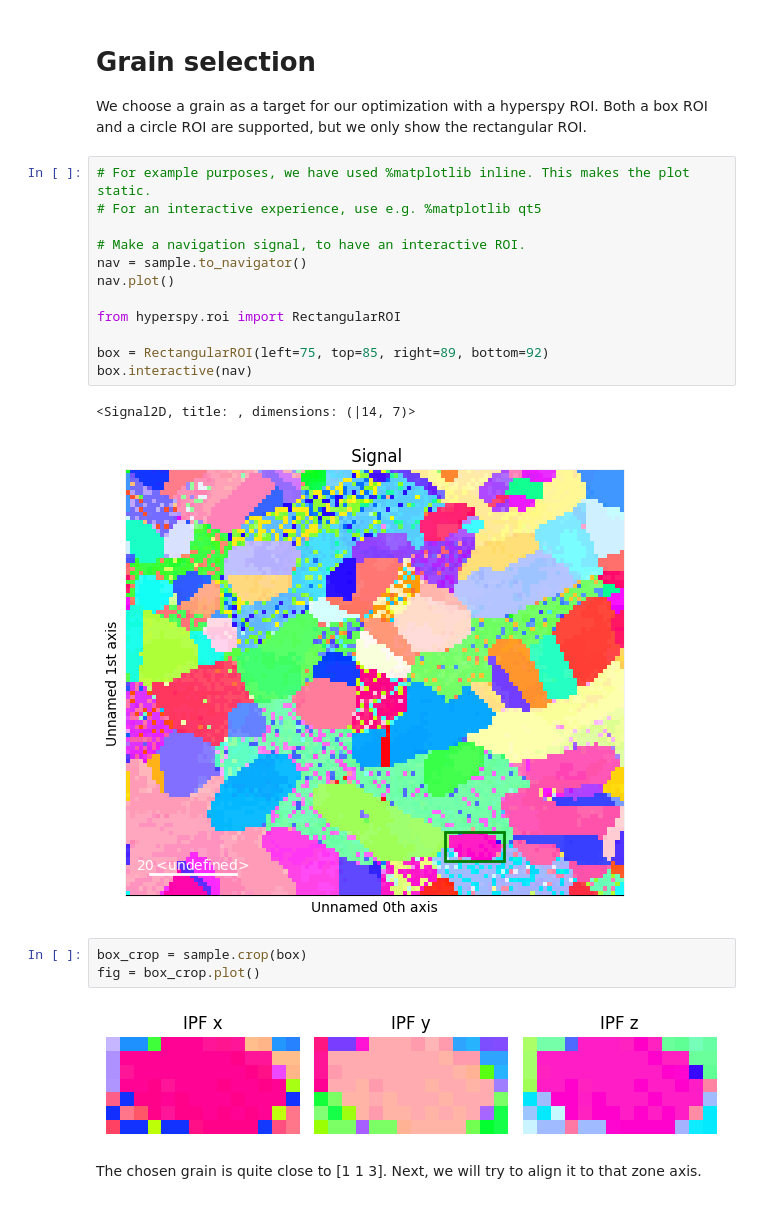
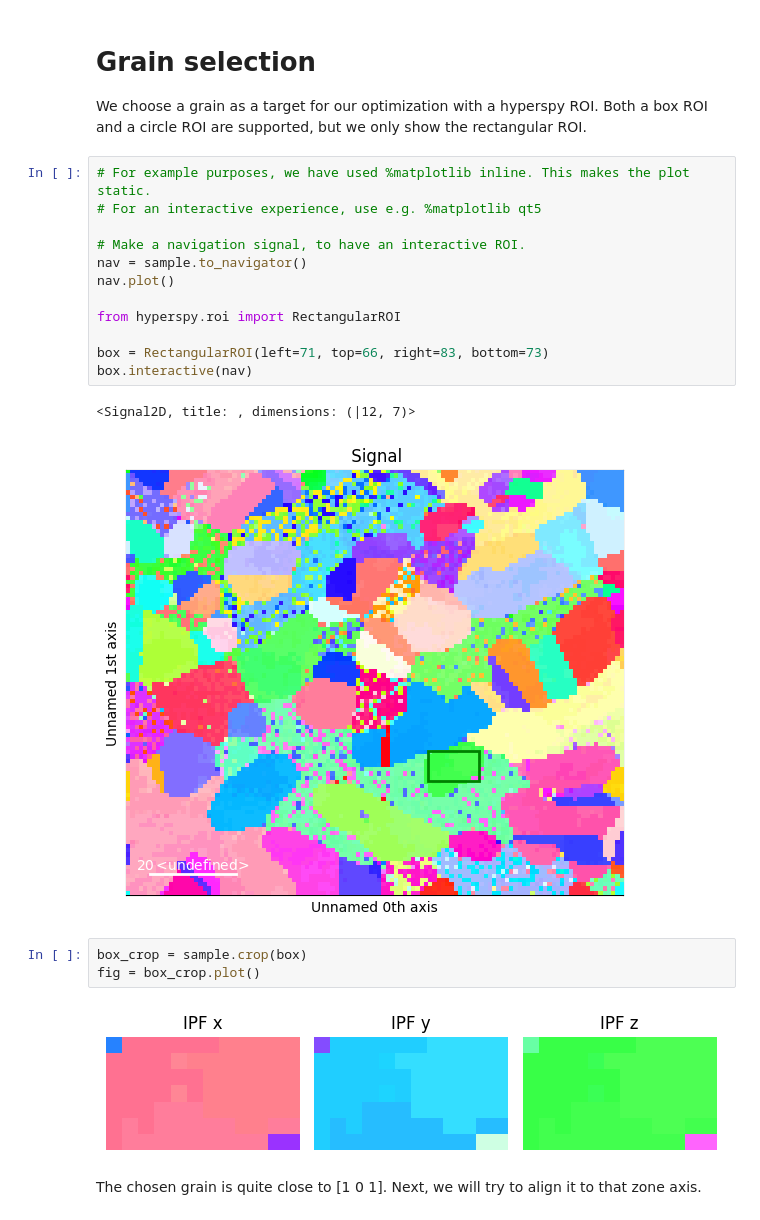
Before and after one commit to viljarjf/tiltlib, a Jupyter notebook: examples/zone_axis_alignment.ipynb, the cells around one changed output. Saved outputs shown, nothing was run; the diff lists cells and outputs as text.

```diff
--- a/examples/zone_axis_alignment.ipynb
+++ b/examples/zone_axis_alignment.ipynb
@@ -52,25 +52,25 @@ Both a box ROI and a circle ROI are supported, but we only show the rectangular
 # %%
 # For example purposes, we have used %matplotlib inline. This makes the plot static.
 # For an interactive experience, use e.g. %matplotlib qt5
 
 # Make a navigation signal, to have an interactive ROI.
 nav = sample.to_navigator()
 nav.plot()
 
 from hyperspy.roi import RectangularROI
 
-box = RectangularROI(left=75, top=85, right=89, bottom=92)
+box = RectangularROI(left=71, top=66, right=83, bottom=73)
 box.interactive(nav)
 # %% [output]
-<Signal2D, title: , dimensions: (|14, 7)>
+<Signal2D, title: , dimensions: (|12, 7)>
-[figure, old version]
+[figure, new version]
 # %%
 box_crop = sample.crop(box)
 fig = box_crop.plot()
 # %% [output]
-[figure, old version]
+[figure, new version]
 # %% [markdown]
-The chosen grain is quite close to [1 1 3]. Next, we will try to align it to that zone axis.
+The chosen grain is quite close to [1 0 1]. Next, we will try to align it to that zone axis.
 # %% [markdown]
 ## Find the tilt angles
 
```
Also changed, not shown: parts of 11 cells of this notebook.
